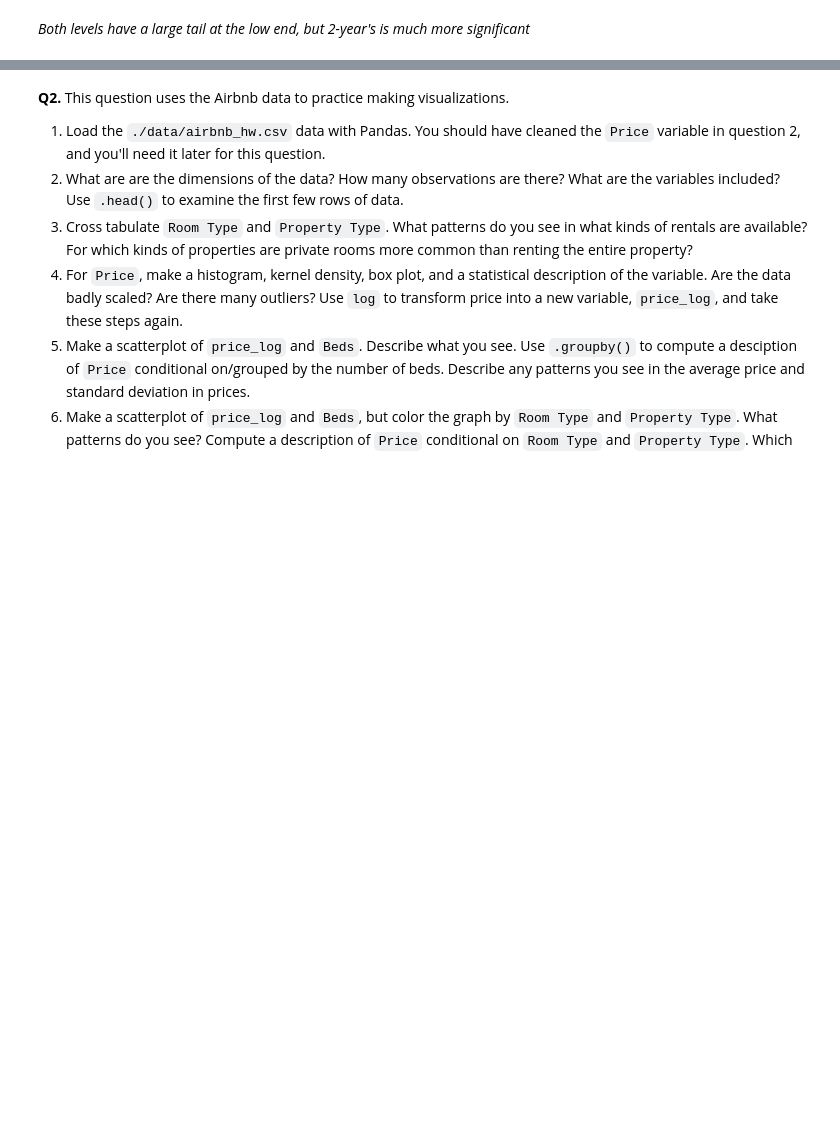
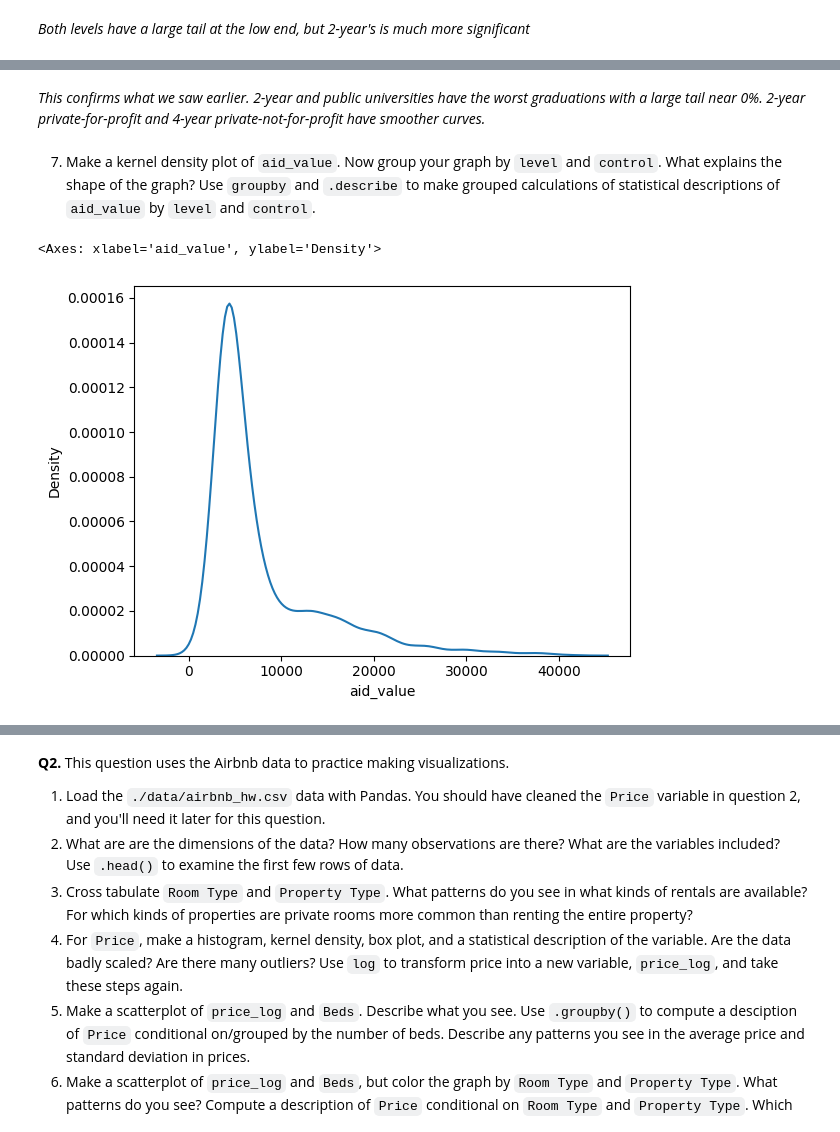
Before and after one commit to 22ai/ds3001-visualization, a Jupyter notebook: assignment/assignment.ipynb, the cells around one changed output, grey strips where cells are left out. Saved outputs shown, nothing was run; the diff lists cells and outputs as text; code cells hidden in the pictures; blank space fills up the shorter version.

```diff
--- a/assignment/assignment.ipynb
+++ b/assignment/assignment.ipynb
@@ -119,0 +142,10 @@ df.loc[:,['control','grad_100_value']].groupby('control').describe()
+# %% [markdown]
+*This confirms what we saw earlier. 2-year and public universities have the worst graduations with a large tail near 0%. 2-year private-for-profit and 4-year private-not-for-profit have smoother curves.*
+# %% [markdown]
+7. Make a kernel density plot of `aid_value`. Now group your graph by `level` and `control`. What explains the shape of the graph? Use `groupby` and `.describe` to make grouped calculations of statistical descriptions of `aid_value` by `level` and `control`.
+# %%
+var= 'aid_value'
+sns.kdeplot(df, x=var)
+# %% [output]
+<Axes: xlabel='aid_value', ylabel='Density'>
+[figure, added]
```
Also changed, not shown: parts of 56 cells of this notebook, 13 other files.
